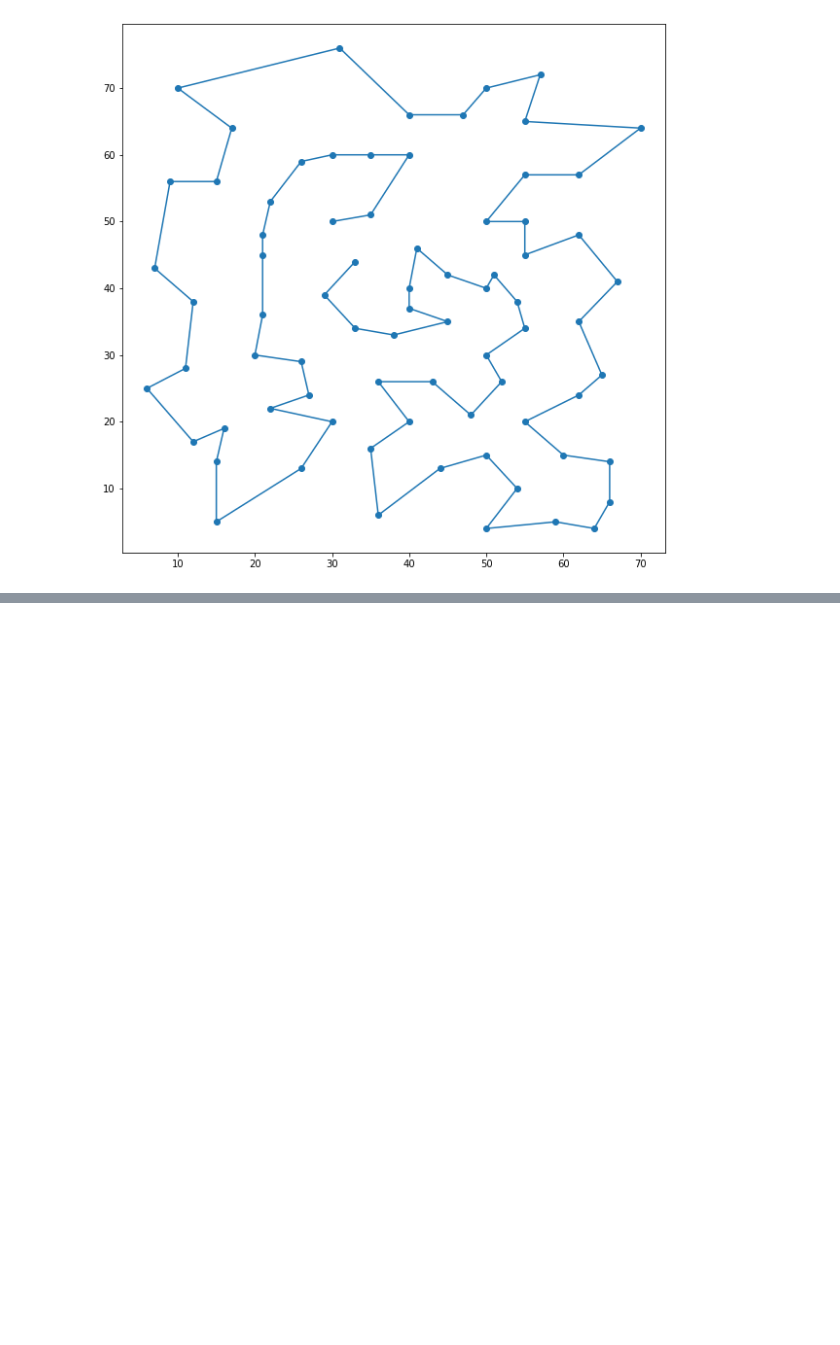
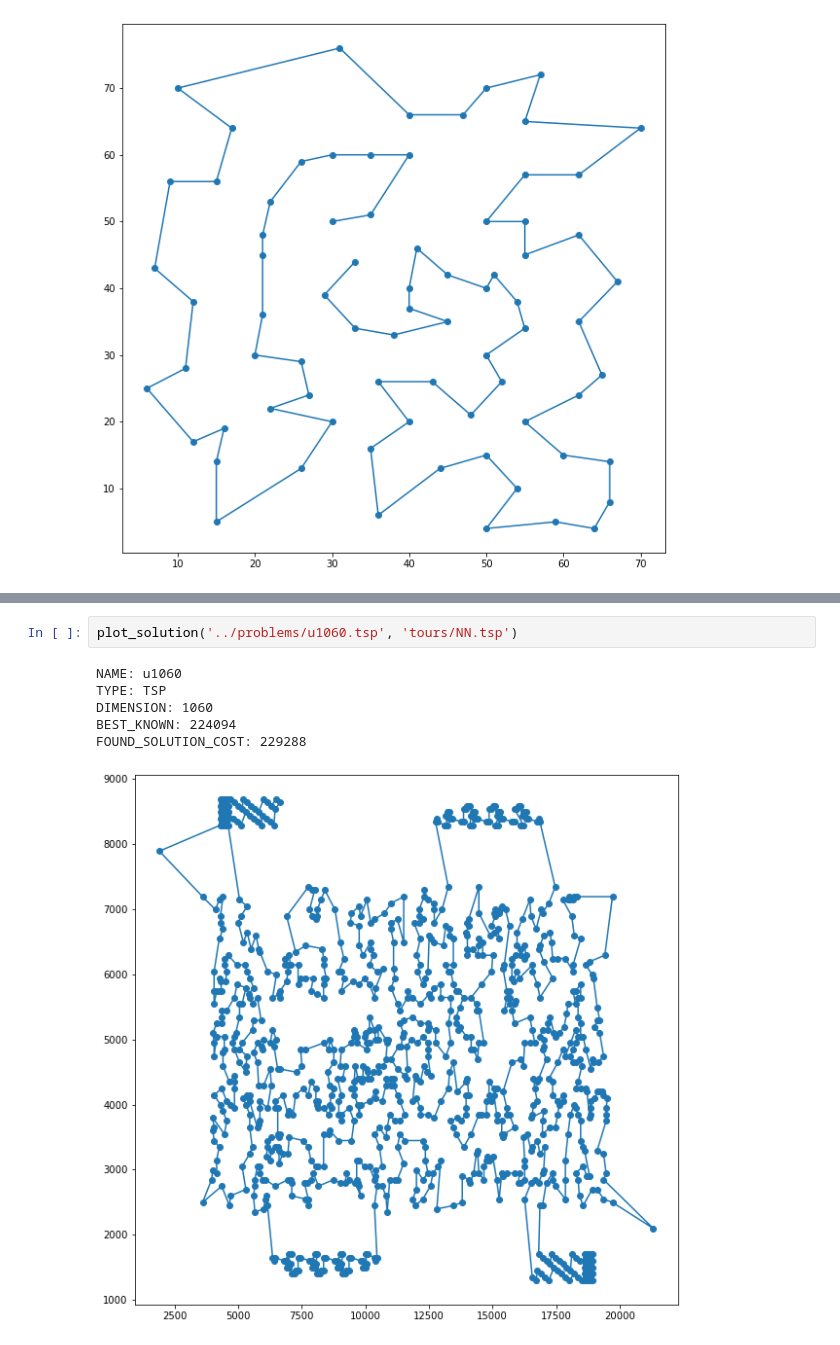
Before and after one commit to Mike-Val/AI_cup_2021, a Jupyter notebook: results/report.ipynb, the cells around one changed output, grey strips where cells are left out. Saved outputs shown, nothing was run; the diff lists cells and outputs as text; blank space fills up the shorter version.

```diff
--- a/results/report.ipynb
+++ b/results/report.ipynb
@@ -167 +167,10 @@ SOLUTION_COST: 227997
 [figure]
+# %%
+plot_solution('../problems/u1060.tsp', 'tours/NN.tsp')
+# %% [output]
+NAME: u1060
+TYPE: TSP
+DIMENSION: 1060
+BEST_KNOWN: 224094
+FOUND_SOLUTION_COST: 229288
+[figure, added]
```
Also changed, not shown: parts of 8 cells of this notebook, 51 other files.
